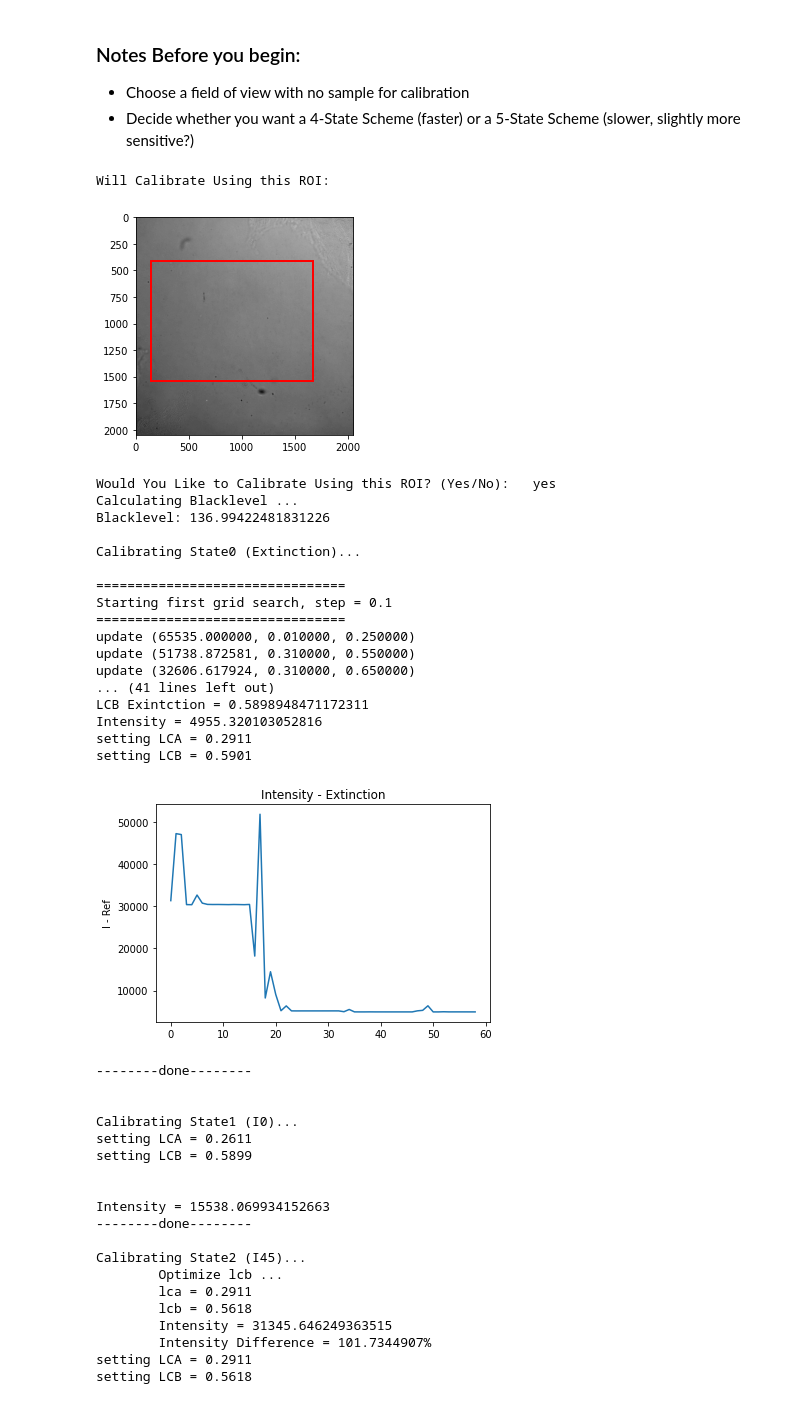
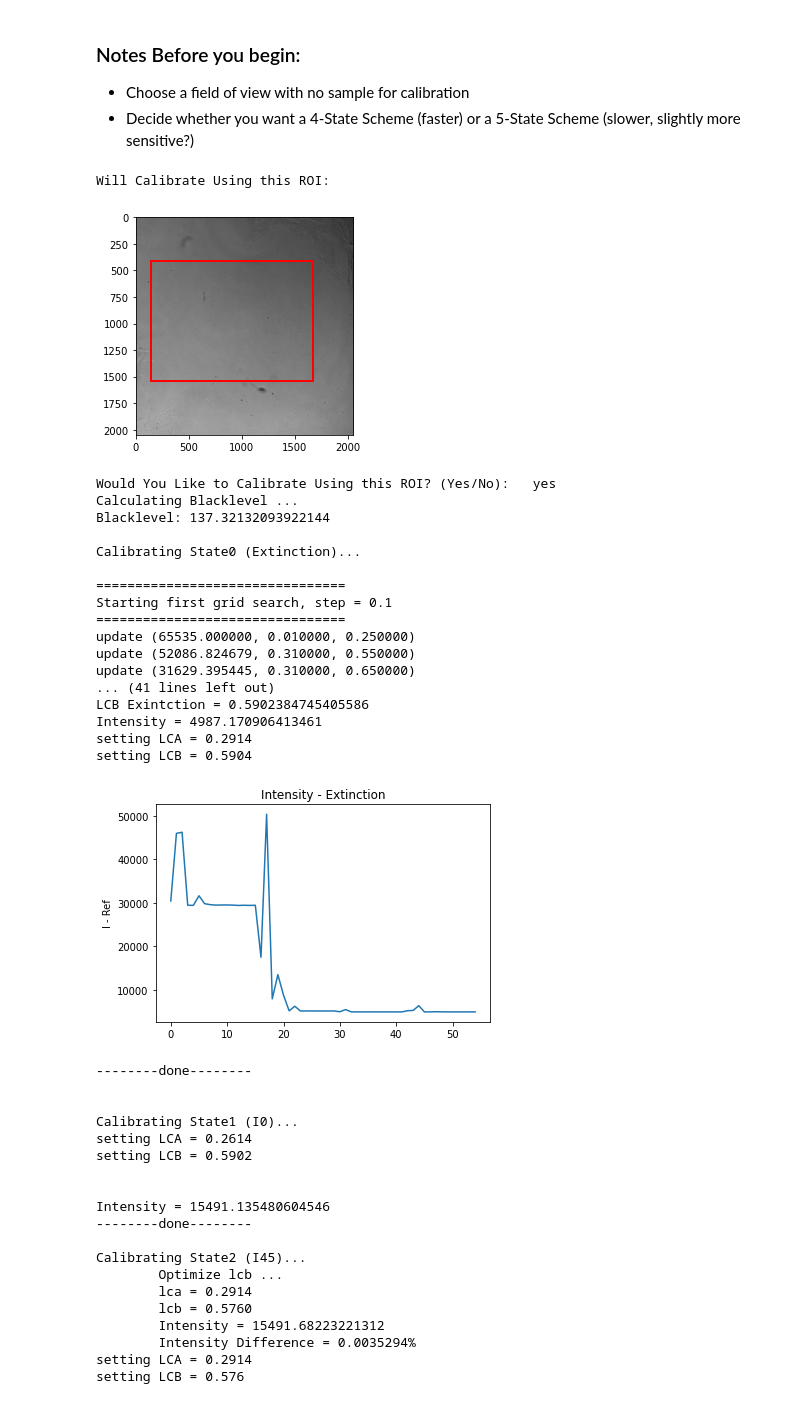
Before and after one commit to mehta-lab/waveorder, a Jupyter notebook: notebooks/QLIPP_Calibration_Notebook.ipynb, the cells around one changed output. Cells and saved outputs as stored; diff of their text form; code cells hidden in the pictures.

```diff
--- a/notebooks/QLIPP_Calibration_Notebook.ipynb
+++ b/notebooks/QLIPP_Calibration_Notebook.ipynb
@@ -28,23 +28,23 @@ calib.print_details = True
 # %%
 %%time
 
-# calibration_scheme = '4-State Extinction'
-calibration_scheme = '5-State'
+calibration_scheme = '4-State Extinction'
+# calibration_scheme = '5-State'
 swing = 0.03
 wavelength = 546
 use_full_FOV = False
 method = 'min_scalar'
 
 meta_dir = 'Q:\\Cameron\\2021_03_24_CM_63x_04NA_CalTest\\Min_Scalar\\'
 
 # Run Calibration
 calib.run_calibration(calibration_scheme, options=(swing, wavelength, meta_dir, method, use_full_FOV))
 # %% [output]
 Will Calibrate Using this ROI:
-[figure, old version]
+[figure, new version]
 Would You Like to Calibrate Using this ROI? (Yes/No):   yes
 Calculating Blacklevel ...
-Blacklevel: 136.99422481831226
+Blacklevel: 137.32132093922144
 
 Calibrating State0 (Extinction)...
 
@@ -52,30 +52,30 @@ Calibrating State0 (Extinction)...
 Starting first grid search, step = 0.1
 ================================
 update (65535.000000, 0.010000, 0.250000)
-update (51738.872581, 0.310000, 0.550000)
-update (32606.617924, 0.310000, 0.650000)
+update (52086.824679, 0.310000, 0.550000)
+update (31629.395445, 0.310000, 0.650000)
 ... (41 lines left out)
-LCB Exintction = 0.5898948471172311
-Intensity = 4955.320103052816
-setting LCA = 0.2911
-setting LCB = 0.5901
+LCB Exintction = 0.5902384745405586
+Intensity = 4987.170906413461
+setting LCA = 0.2914
+setting LCB = 0.5904
-[figure, old version]
+[figure, new version]
 --------done--------
 
 
 Calibrating State1 (I0)...
-setting LCA = 0.2611
-setting LCB = 0.5899
+setting LCA = 0.2614
+setting LCB = 0.5902
 
 
-Intensity = 15538.069934152663
+Intensity = 15491.135480604546
 --------done--------
 
 Calibrating State2 (I45)...
         Optimize lcb ...
-        lca = 0.2911
-        lcb = 0.5618
-        Intensity = 31345.646249363515
-        Intensity Difference = 101.7344907%
-setting LCA = 0.2911
-setting LCB = 0.5618
+        lca = 0.2914
+        lcb = 0.5760
+        Intensity = 15491.68223221312
+        Intensity Difference = 0.0035294%
+setting LCA = 0.2914
+setting LCB = 0.576
```
Also changed, not shown: parts of 3 cells of this notebook, 1 other file.
